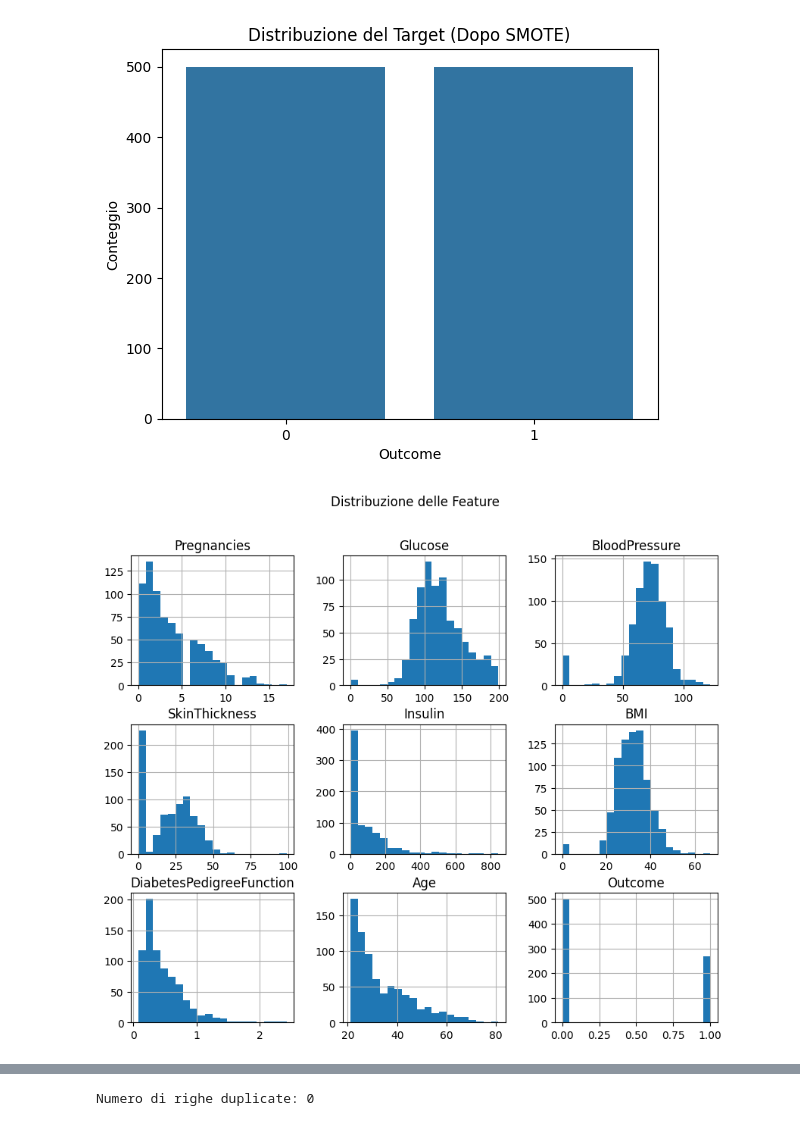
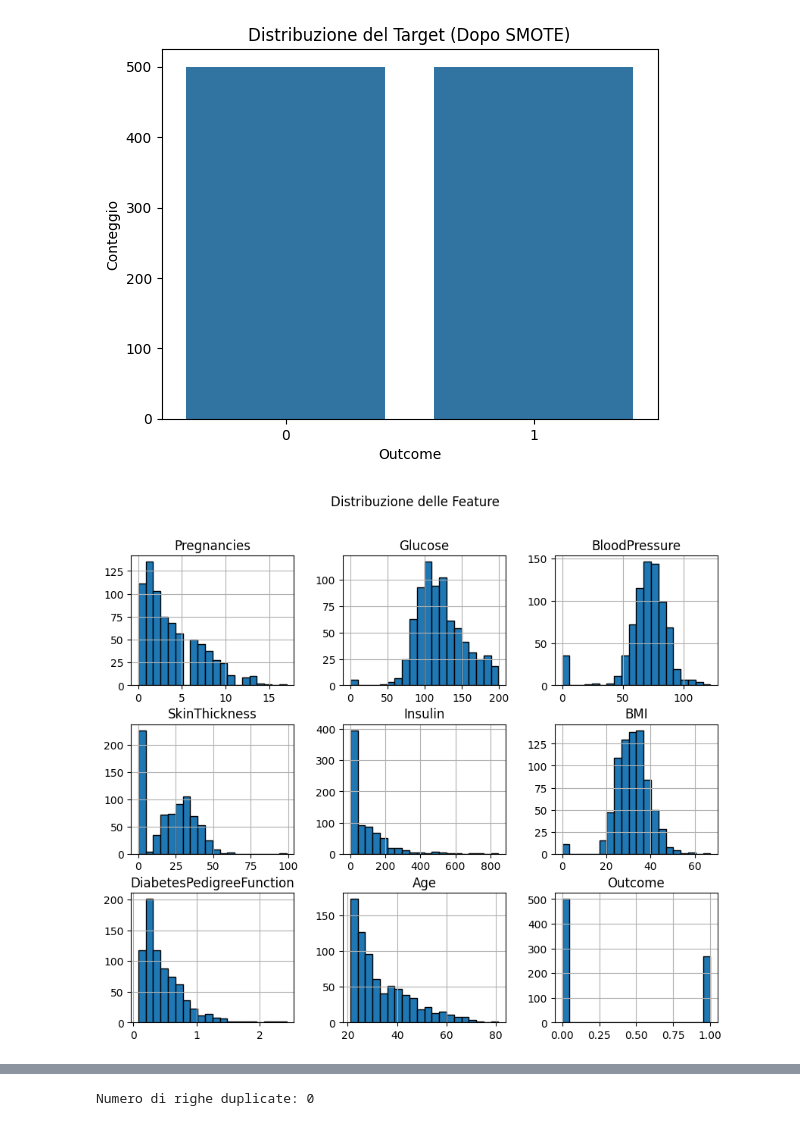
Before and after one commit to oleksandragolub/Progetto-Machine-Learning, a Jupyter notebook: progetto_machine_learning.ipynb, the cells around one changed output, grey strips where cells are left out. Drawn from its saved outputs; the diff is of its cells as text; code cells hidden in the pictures.

```diff
--- a/progetto_machine_learning.ipynb
+++ b/progetto_machine_learning.ipynb
@@ -96,18 +152,3 @@ plt.title('Distribution of Diabetes Outcome')
 plt.show()
 # %% [output]
 [figure]
-# %%
-# Controllare la presenza di valori mancanti ovvero nulli
-missing_values = df.isnull().sum()
-print("Valori nulli:\n", missing_values)
-
-if missing_values.sum() > 0:
-    df.fillna(df.median(), inplace=True)  # Sostituiamo i valori nulli con la mediana delle colonne
-
-# Controllare i duplicati
-duplicates = df.duplicated().sum()
-print(f"Numero di righe duplicate: {duplicates}")
-
-# Rimuovere eventuali duplicati
-if duplicates > 0:
-    df = df.drop_duplicates()
@@ -199,11 +227,11 @@ plt.show()
 [figure]
 # %%
 # Statistical summary
-df.hist(figsize=(10, 8), bins=20)
+df.hist(figsize=(10, 8), bins=20, edgecolor='black')
 plt.suptitle('Distribuzione delle Feature')
 plt.show()
 # %% [output]
-[figure, old version]
+[figure, new version]
 # %%
 plt.figure(figsize=(12, 8))
 for i, col in enumerate(X_resampled.columns):
```
Also changed, not shown: parts of 23 cells of this notebook.
